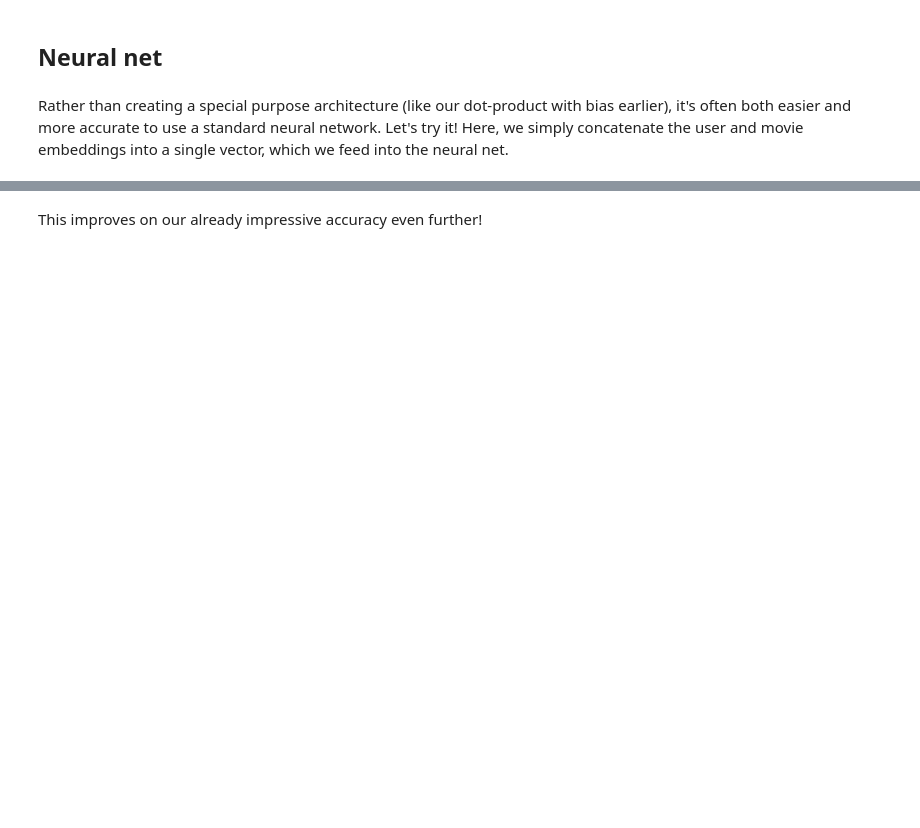
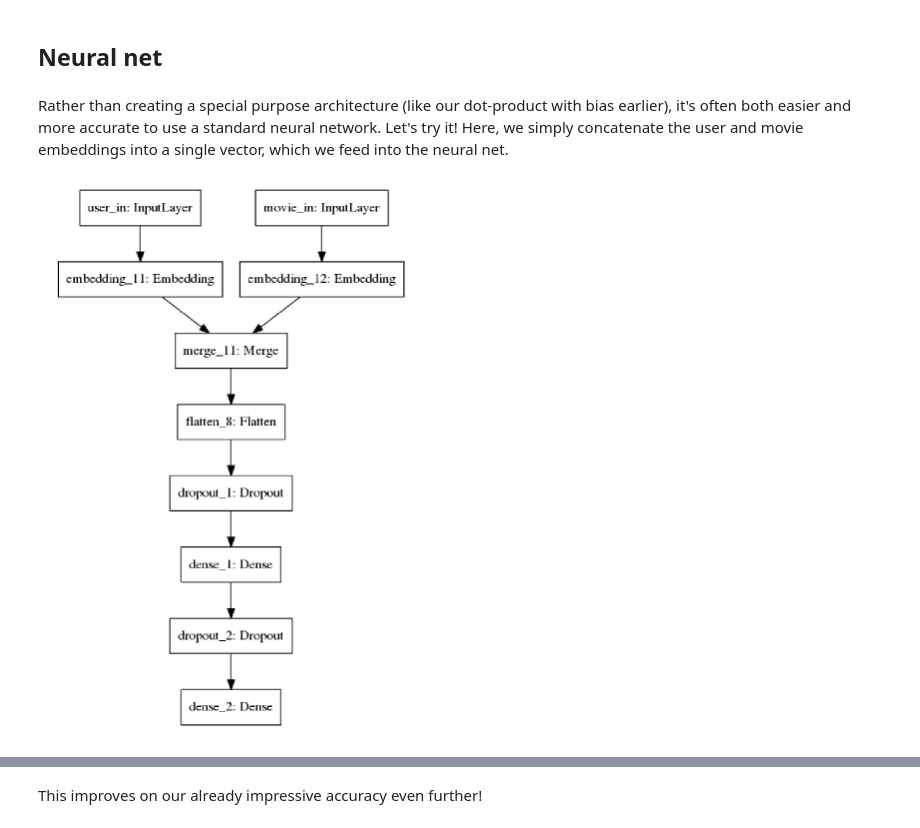
Before and after one commit to Yashar78/courses, a Jupyter notebook: deeplearning1/nbs/RahimNBS/RahimLesson4.ipynb, the cells around one changed output, grey strips where cells are left out. Cells and saved outputs as stored; diff of their text form; code cells hidden in the pictures; blank space fills up the shorter version.

```diff
--- a/deeplearning1/nbs/RahimNBS/RahimLesson4.ipynb
+++ b/deeplearning1/nbs/RahimNBS/RahimLesson4.ipynb
@@ -534,6 +595,10 @@ x = Dropout(0.75)(x)
 x = Dense(1)(x)
 nn = Model([user_in, movie_in], x)
 nn.compile(Adam(0.001), loss='mse')
+# %%
+plotModel(nn)
+# %% [output]
+[figure, added]
 # %%
 nn.fit([trn.userId, trn.movieId], trn.rating, batch_size=64, nb_epoch=8,
           validation_data=([val.userId, val.movieId], val.rating))
```
Also changed, not shown: parts of 34 cells of this notebook, 3 other files.
